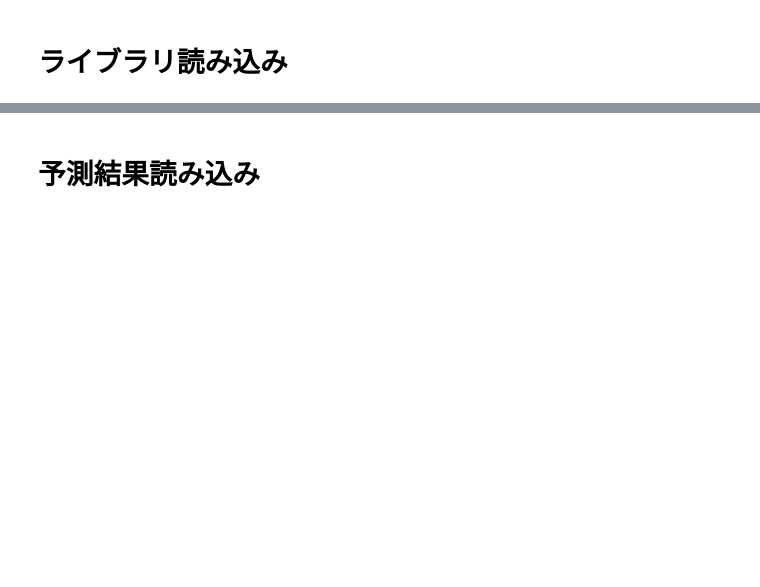
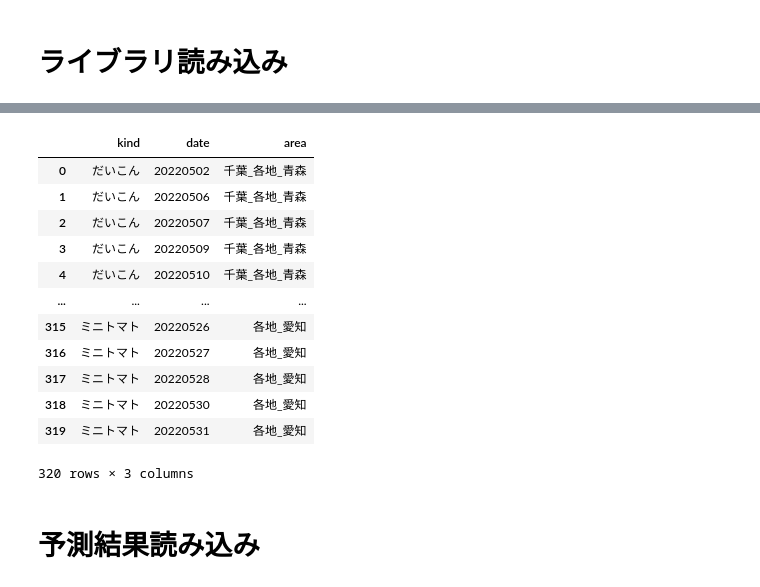
Before and after one commit to 09de156p/fresh-vegetable-price-forecasts-nishika, a Jupyter notebook: Ensemble.ipynb, the cells around one changed output, grey strips where cells are left out. Drawn from its saved outputs; the diff is of its cells as text; code cells hidden in the pictures; blank space fills up the shorter version.

```diff
--- a/Ensemble.ipynb
+++ b/Ensemble.ipynb
@@ -7,3 +32,21 @@ import numpy as np
+# %%
+test_raw = pd.read_csv('test.csv')
+test = test_raw.copy()
+test
+# %% [output]
+|  | kind | date | area |
+| 0 | だいこん | 20220502 | 千葉_各地_青森 |
+| 1 | だいこん | 20220506 | 千葉_各地_青森 |
+| 2 | だいこん | 20220507 | 千葉_各地_青森 |
+| 3 | だいこん | 20220509 | 千葉_各地_青森 |
+| 4 | だいこん | 20220510 | 千葉_各地_青森 |
+| ... | ... | ... | ... |
+| 315 | ミニトマト | 20220526 | 各地_愛知 |
+| 316 | ミニトマト | 20220527 | 各地_愛知 |
+| 317 | ミニトマト | 20220528 | 各地_愛知 |
+| 318 | ミニトマト | 20220530 | 各地_愛知 |
+| 319 | ミニトマト | 20220531 | 各地_愛知 |
+320 rows × 3 columns
 # %% [markdown]
 # 予測結果読み込み
 # %%
```
Also changed, not shown: parts of 9 cells of this notebook, 1 other file.
